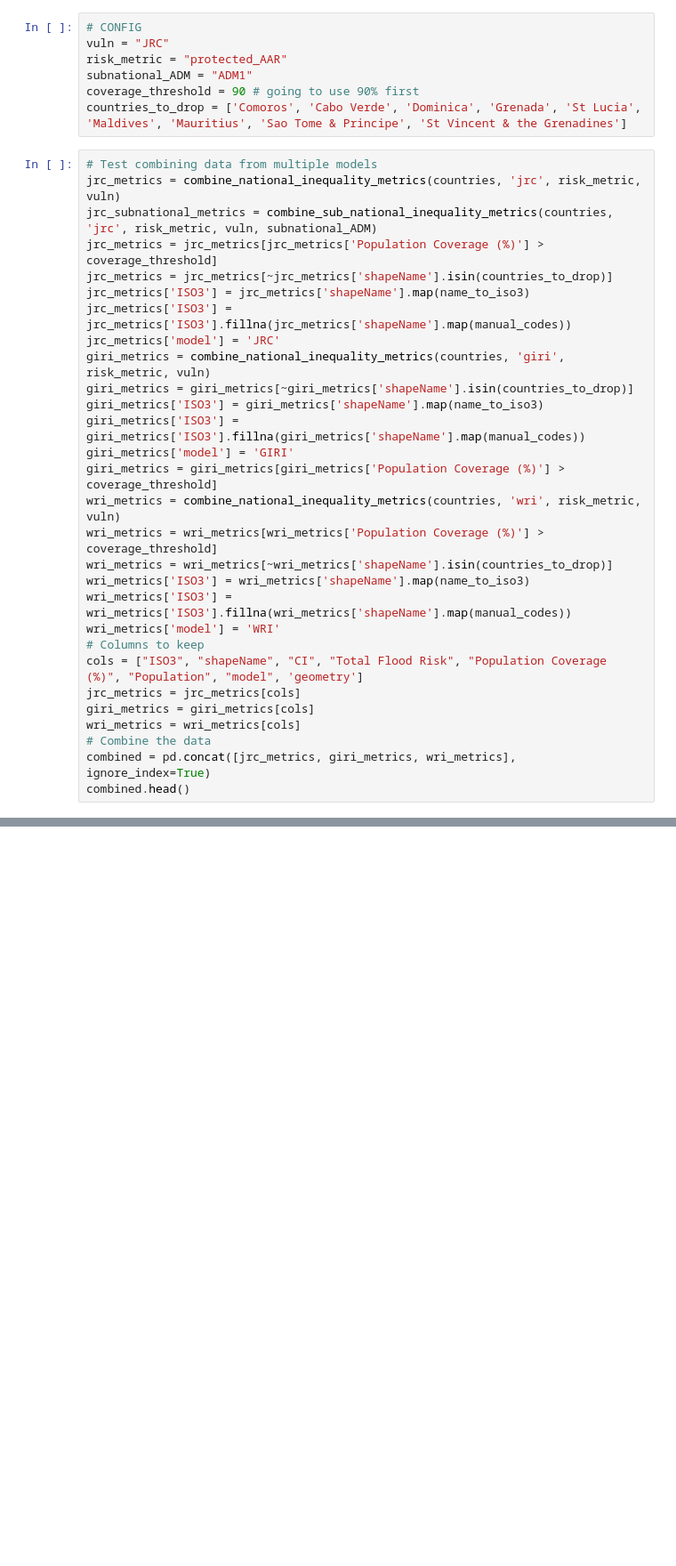
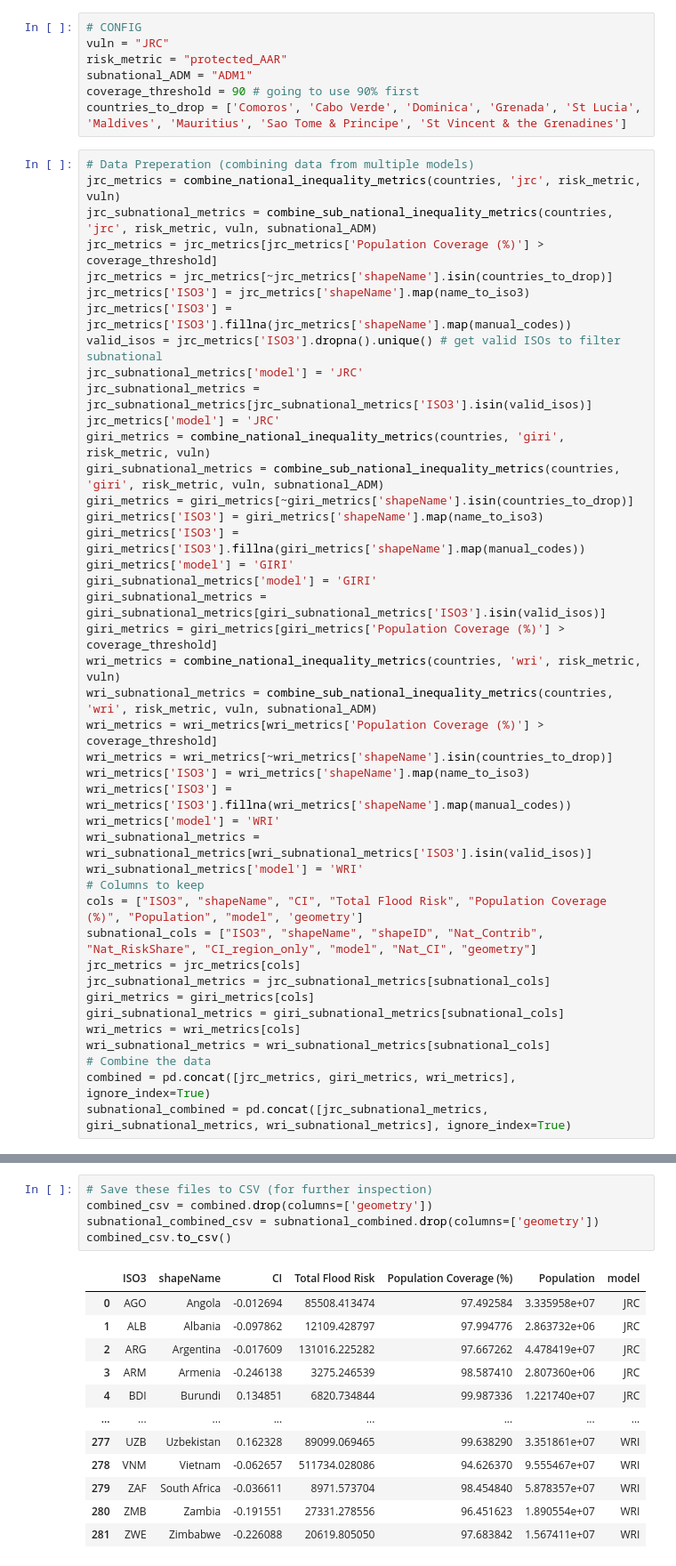
Before and after one commit to mvbnffc/flood-wealth, a Jupyter notebook: notebooks/2_modelled_figures.ipynb, the cells around one changed output, grey strips where cells are left out. Shown at 89% size. Drawn from its saved outputs; the diff is of its cells as text; blank space fills up the shorter version.

```diff
--- a/notebooks/2_modelled_figures.ipynb
+++ b/notebooks/2_modelled_figures.ipynb
@@ -144,31 +145,44 @@ subnational_ADM = "ADM1"
 coverage_threshold = 90 # going to use 90% first
 countries_to_drop = ['Comoros', 'Cabo Verde', 'Dominica', 'Grenada', 'St Lucia', 'Maldives', 'Mauritius', 'Sao Tome & Principe', 'St Vincent & the Grenadines']
 # %%
-# Test combining data from multiple models
+# Data Preperation (combining data from multiple models)
 jrc_metrics = combine_national_inequality_metrics(countries, 'jrc', risk_metric, vuln)
 jrc_subnational_metrics = combine_sub_national_inequality_metrics(countries, 'jrc', risk_metric, vuln, subnational_ADM)
 jrc_metrics = jrc_metrics[jrc_metrics['Population Coverage (%)'] > coverage_threshold]
 jrc_metrics = jrc_metrics[~jrc_metrics['shapeName'].isin(countries_to_drop)]
 jrc_metrics['ISO3'] = jrc_metrics['shapeName'].map(name_to_iso3)
 jrc_metrics['ISO3'] = jrc_metrics['ISO3'].fillna(jrc_metrics['shapeName'].map(manual_codes))
+valid_isos = jrc_metrics['ISO3'].dropna().unique() # get valid ISOs to filter subnational
+jrc_subnational_metrics['model'] = 'JRC'
+jrc_subnational_metrics = jrc_subnational_metrics[jrc_subnational_metrics['ISO3'].isin(valid_isos)]
 jrc_metrics['model'] = 'JRC'
 giri_metrics = combine_national_inequality_metrics(countries, 'giri', risk_metric, vuln)
+giri_subnational_metrics = combine_sub_national_inequality_metrics(countries, 'giri', risk_metric, vuln, subnational_ADM)
 giri_metrics = giri_metrics[~giri_metrics['shapeName'].isin(countries_to_drop)]
 giri_metrics['ISO3'] = giri_metrics['shapeName'].map(name_to_iso3)
 giri_metrics['ISO3'] = giri_metrics['ISO3'].fillna(giri_metrics['shapeName'].map(manual_codes))
 giri_metrics['model'] = 'GIRI'
+giri_subnational_metrics['model'] = 'GIRI'
+giri_subnational_metrics = giri_subnational_metrics[giri_subnational_metrics['ISO3'].isin(valid_isos)]
 giri_metrics = giri_metrics[giri_metrics['Population Coverage (%)'] > coverage_threshold]
 wri_metrics = combine_national_inequality_metrics(countries, 'wri', risk_metric, vuln)
+wri_subnational_metrics = combine_sub_national_inequality_metrics(countries, 'wri', risk_metric, vuln, subnational_ADM)
 wri_metrics = wri_metrics[wri_metrics['Population Coverage (%)'] > coverage_threshold]
 wri_metrics = wri_metrics[~wri_metrics['shapeName'].isin(countries_to_drop)]
 wri_metrics['ISO3'] = wri_metrics['shapeName'].map(name_to_iso3)
 wri_metrics['ISO3'] = wri_metrics['ISO3'].fillna(wri_metrics['shapeName'].map(manual_codes))
 wri_metrics['model'] = 'WRI'
+wri_subnational_metrics = wri_subnational_metrics[wri_subnational_metrics['ISO3'].isin(valid_isos)]
+wri_subnational_metrics['model'] = 'WRI'
 # Columns to keep
 cols = ["ISO3", "shapeName", "CI", "Total Flood Risk", "Population Coverage (%)", "Population", "model", 'geometry']
+subnational_cols = ["ISO3", "shapeName", "shapeID", "Nat_Contrib", "Nat_RiskShare", "CI_region_only", "model", "Nat_CI", "geometry"]
 jrc_metrics = jrc_metrics[cols]
+jrc_subnational_metrics = jrc_subnational_metrics[subnational_cols]
 giri_metrics = giri_metrics[cols]
+giri_subnational_metrics = giri_subnational_metrics[subnational_cols]
 wri_metrics = wri_metrics[cols]
+wri_subnational_metrics = wri_subnational_metrics[subnational_cols]
 # Combine the data
 combined = pd.concat([jrc_metrics, giri_metrics, wri_metrics], ignore_index=True)
-combined.head()
+subnational_combined = pd.concat([jrc_subnational_metrics, giri_subnational_metrics, wri_subnational_metrics], ignore_index=True)
@@ -190,0 +189,18 @@ jrc_subnational_metrics.head()
+# %%
+# Save these files to CSV (for further inspection)
+combined_csv = combined.drop(columns=['geometry'])
+subnational_combined_csv = subnational_combined.drop(columns=['geometry'])
+combined_csv.to_csv()
+# %% [output]
+|  | ISO3 | shapeName | CI | Total Flood Risk | Population Coverage (%) | Population | model |
+| 0 | AGO | Angola | -0.012694 | 85508.413474 | 97.492584 | 3.335958e+07 | JRC |
+| 1 | ALB | Albania | -0.097862 | 12109.428797 | 97.994776 | 2.863732e+06 | JRC |
+| 2 | ARG | Argentina | -0.017609 | 131016.225282 | 97.667262 | 4.478419e+07 | JRC |
+| 3 | ARM | Armenia | -0.246138 | 3275.246539 | 98.587410 | 2.807360e+06 | JRC |
+| 4 | BDI | Burundi | 0.134851 | 6820.734844 | 99.987336 | 1.221740e+07 | JRC |
+| ... | ... | ... | ... | ... | ... | ... | ... |
+| 277 | UZB | Uzbekistan | 0.162328 | 89099.069465 | 99.638290 | 3.351861e+07 | WRI |
+| 278 | VNM | Vietnam | -0.062657 | 511734.028086 | 94.626370 | 9.555467e+07 | WRI |
+| 279 | ZAF | South Africa | -0.036611 | 8971.573704 | 98.454840 | 5.878357e+07 | WRI |
+| 280 | ZMB | Zambia | -0.191551 | 27331.278556 | 96.451623 | 1.890554e+07 | WRI |
+| 281 | ZWE | Zimbabwe | -0.226088 | 20619.805050 | 97.683842 | 1.567411e+07 | WRI |
```
Also changed, not shown: parts of 11 cells of this notebook, 2 other files.
